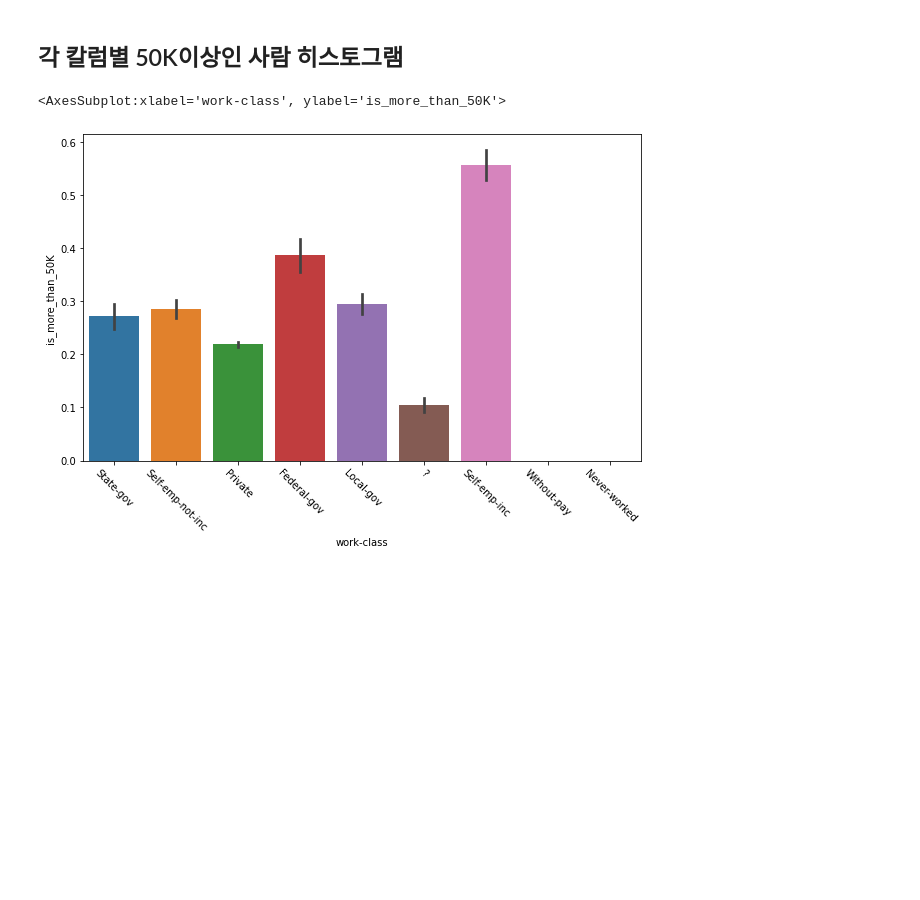
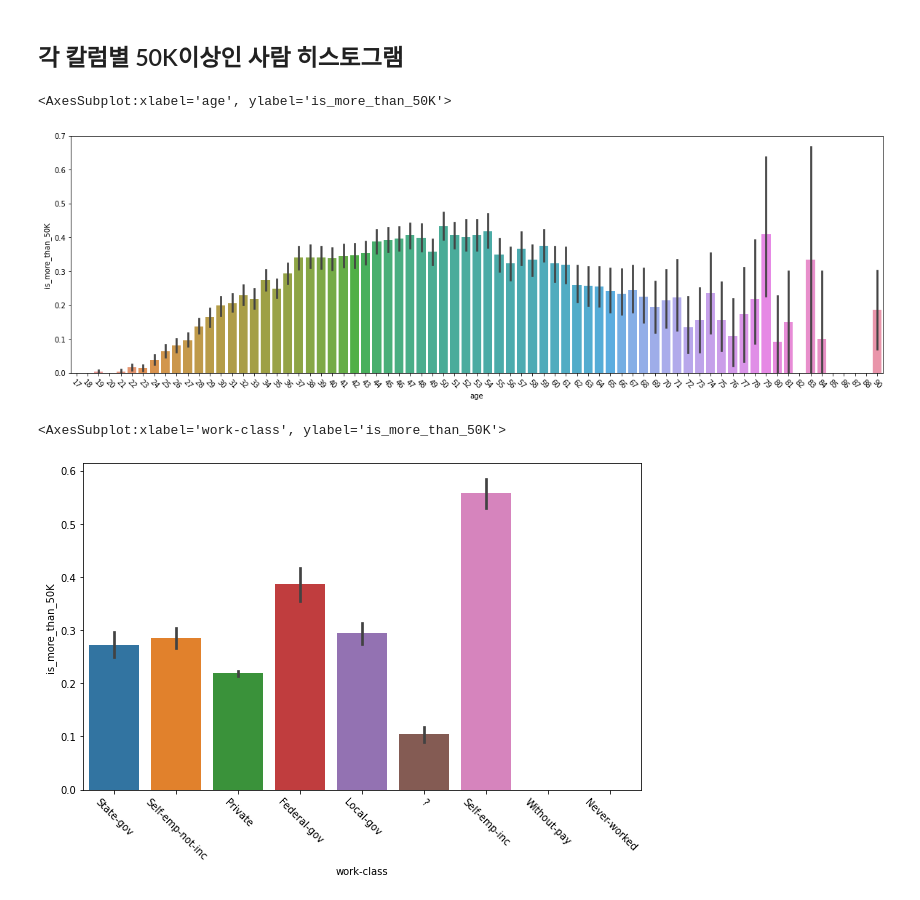
Before and after one commit to Banghyungjin/jupyter_test, a Jupyter notebook: 실습_안지운거.ipynb, the cells around one changed output. Drawn from its saved outputs; the diff is of its cells as text; code cells hidden in the pictures; blank space fills up the shorter version.

```diff
--- a/실습_안지운거.ipynb
+++ b/실습_안지운거.ipynb
@@ -96,5 +112,12 @@ dtype: int64
 # %% [markdown]
 ## 각 칼럼별 50K이상인 사람 히스토그램
+# %%
+plt.figure(figsize=(20, 6))
+plt.xticks(rotation = - 45 )
+sns.barplot(x='age', y = 'is_more_than_50K', data=test_df_dropna)
+# %% [output]
+<AxesSubplot:xlabel='age', ylabel='is_more_than_50K'>
+[figure, added]
 # %%
 plt.figure(figsize=(10, 6))
 plt.xticks(rotation = - 45 )
```
Also changed, not shown: parts of 27 cells of this notebook, 1 other file.
